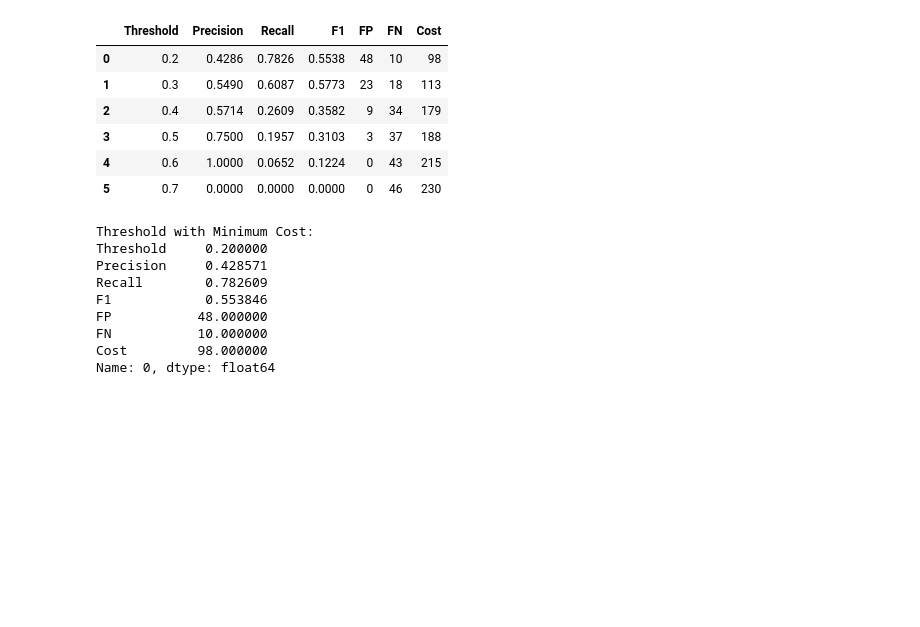
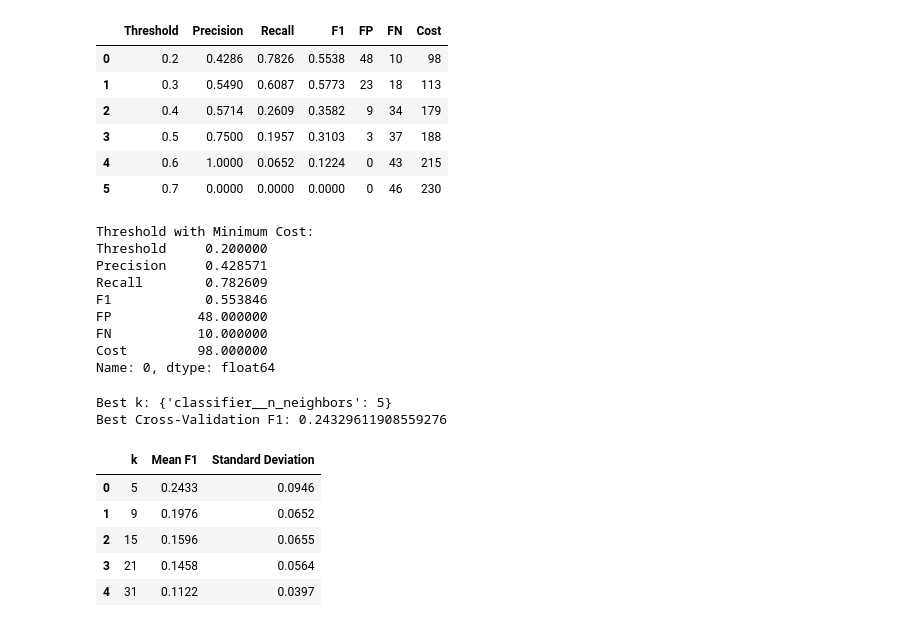
Before and after one commit to kidistm03/ml-, a Jupyter notebook: ML_Lab3/Lab3.ipynb, the cells around one changed output. Cells and saved outputs as stored; diff of their text form; code cells hidden in the pictures; blank space fills up the shorter version.

```diff
--- a/ML_Lab3/Lab3.ipynb
+++ b/ML_Lab3/Lab3.ipynb
@@ -464,3 +464,69 @@ FP           48.000000
 FN           10.000000
 Cost         98.000000
 Name: 0, dtype: float64
+# %%
+# PART 12: CROSS-VALIDATION AND k-NN TUNING
+
+from sklearn.model_selection import StratifiedKFold, GridSearchCV
+
+# Create a k-NN pipeline
+knn_tuning_pipeline = Pipeline([
+    ("preprocessor", preprocessor),
+    ("classifier", KNeighborsClassifier())
+])
+
+# Define the values of k to test
+param_grid = {
+    "classifier__n_neighbors": [5, 9, 15, 21, 31]
+}
+
+# Create 5-fold stratified cross-validation
+cv = StratifiedKFold(
+    n_splits=5,
+    shuffle=True,
+    random_state=42
+)
+
+# Create GridSearchCV
+grid_search = GridSearchCV(
+    estimator=knn_tuning_pipeline,
+    param_grid=param_grid,
+    scoring="f1",
+    cv=cv,
+    n_jobs=-1
+)
+
+# Train and tune the model
+grid_search.fit(X_train, y_train)
+
+# Display the best results
+print("Best k:", grid_search.best_params_)
+print("Best Cross-Validation F1:", grid_search.best_score_)
+# %% [output]
+Best k: {'classifier__n_neighbors': 5}
+Best Cross-Validation F1: 0.24329611908559276
+# %%
+# Display the cross-validation results
+
+cv_results_df = pd.DataFrame(grid_search.cv_results_)
+
+cv_results_df = cv_results_df[
+    ["param_classifier__n_neighbors",
+     "mean_test_score",
+     "std_test_score"]
+]
+
+cv_results_df = cv_results_df.rename(columns={
+    "param_classifier__n_neighbors": "k",
+    "mean_test_score": "Mean F1",
+    "std_test_score": "Standard Deviation"
+})
+
+display(cv_results_df.round(4))
+# %% [output]
+|  | k | Mean F1 | Standard Deviation |
+| 0 | 5 | 0.2433 | 0.0946 |
+| 1 | 9 | 0.1976 | 0.0652 |
+| 2 | 15 | 0.1596 | 0.0655 |
+| 3 | 21 | 0.1458 | 0.0564 |
+| 4 | 31 | 0.1122 | 0.0397 |
```
Also changed, not shown: parts of 8 cells of this notebook.
